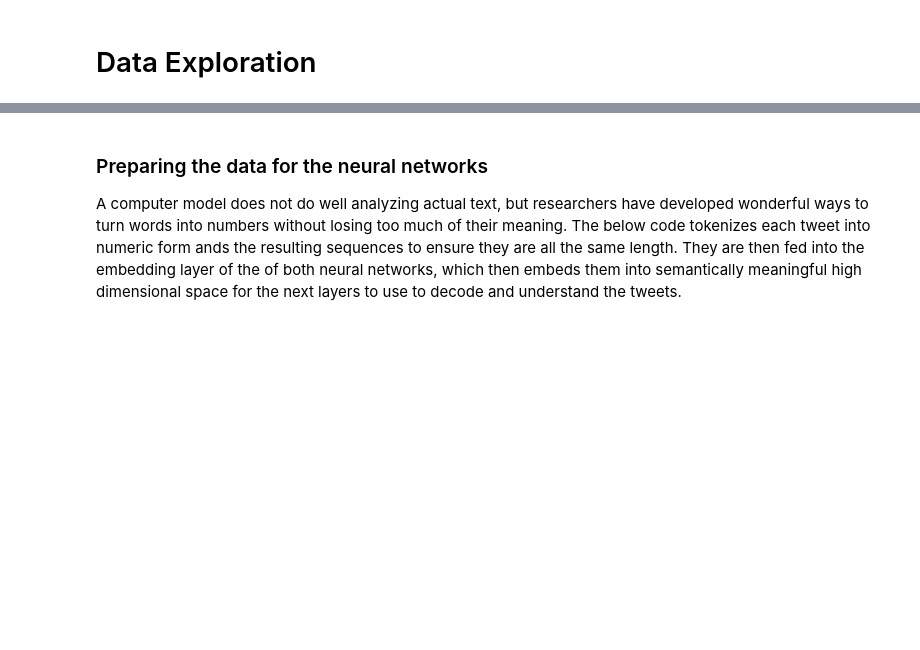
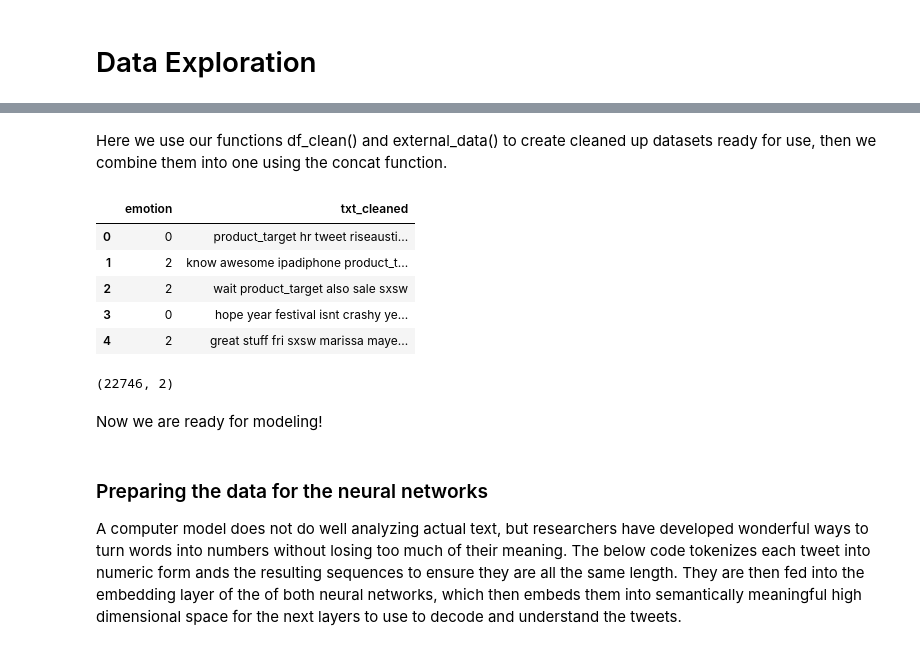
Before and after one commit to Caellwyn/product-flexible-twitter-sentiment-analysis, a Jupyter notebook: reports/report_notebook.ipynb, the cells around one changed output, grey strips where cells are left out. Drawn from its saved outputs; the diff is of its cells as text; code cells hidden in the pictures; blank space fills up the shorter version.

```diff
--- a/reports/report_notebook.ipynb
+++ b/reports/report_notebook.ipynb
@@ -90 +389,23 @@ tf.random.set_seed(42)
+# %% [markdown]
+Here we use our functions df_clean() and external_data() to create cleaned up datasets ready for use, then we combine them into one using the concat function.
+# %%
+df_b = df_clean()
+df_e = external_data()
+
+df = pd.concat([df_b, df_e])
+# %%
+df.head()
+# %% [output]
+|  | emotion | txt_cleaned |
+| 0 | 0 | product_target hr tweet riseausti... |
+| 1 | 2 | know awesome ipadiphone product_t... |
+| 2 | 2 | wait product_target also sale sxsw |
+| 3 | 0 | hope year festival isnt crashy ye... |
+| 4 | 2 | great stuff fri sxsw marissa maye... |
+# %%
+df.shape
+# %% [output]
+(22746, 2)
+# %% [markdown]
+Now we are ready for modeling!
 # %%
```
Also changed, not shown: parts of 16 cells of this notebook, 1 other file.
